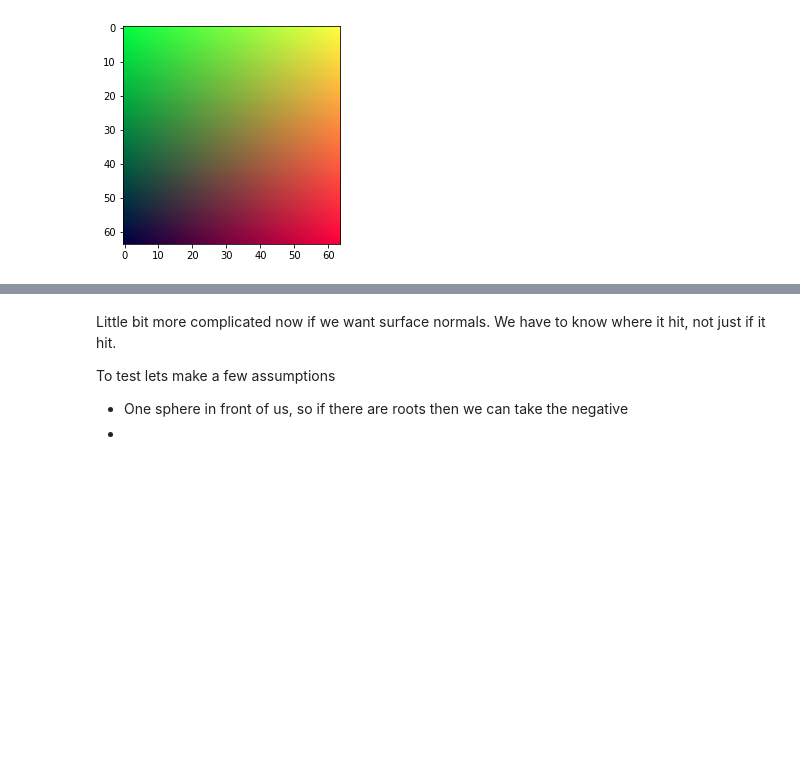
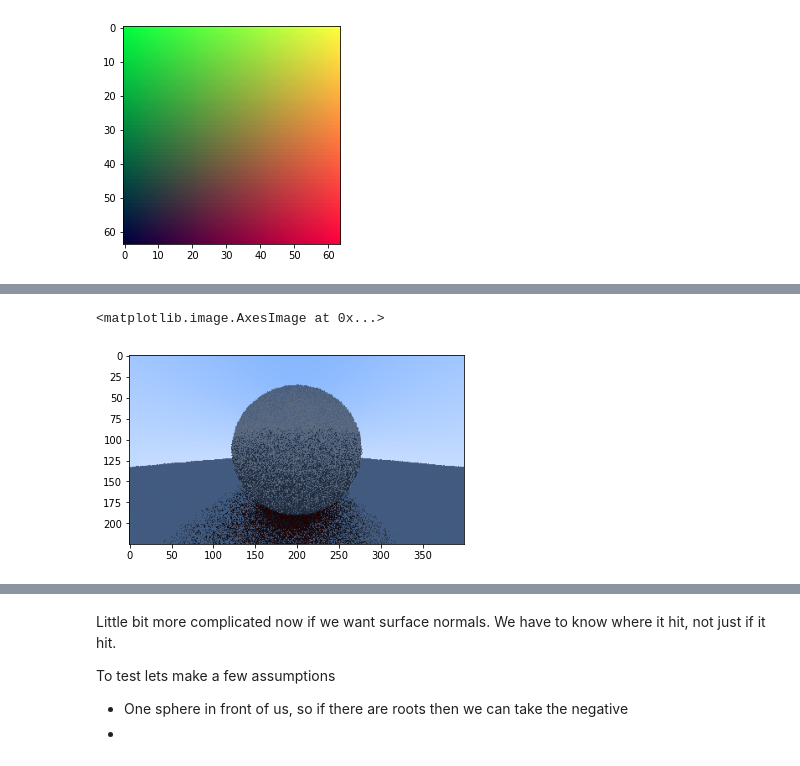
Before and after one commit to sholtodouglas/brax_raytrace, a Jupyter notebook: notebooks/training.ipynb, the cells around one changed output, grey strips where cells are left out. Cells and saved outputs as stored; diff of their text form; code cells hidden in the pictures; blank space fills up the shorter version.

```diff
--- a/notebooks/training.ipynb
+++ b/notebooks/training.ipynb
@@ -625,0 +983,6 @@ plt.imshow(image)
+# %%
+image = jnp.reshape(color, image_shape)
+plt.imshow(image)
+# %% [output]
+<matplotlib.image.AxesImage at 0x...>
+[figure, added]
```
Also changed, not shown: parts of 38 cells of this notebook.
